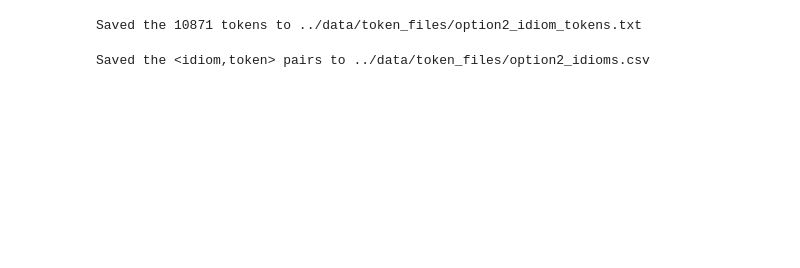
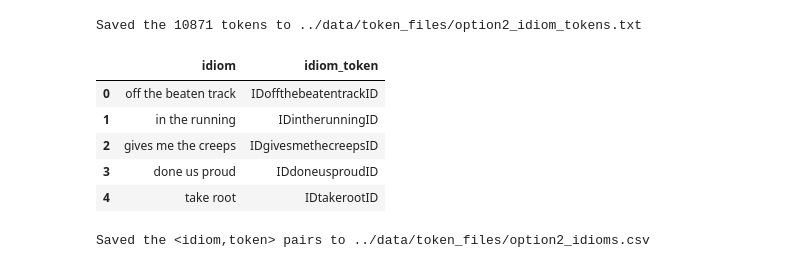
Before and after one commit to DarshanAdiga/idiom-principle-on-magpie-corpus, a Jupyter notebook: exp_helpers/single_token_rep_vocab_helper.ipynb, the cells around one changed output. Drawn from its saved outputs; the diff is of its cells as text; code cells hidden in the pictures; blank space fills up the shorter version.

```diff
--- a/exp_helpers/single_token_rep_vocab_helper.ipynb
+++ b/exp_helpers/single_token_rep_vocab_helper.ipynb
@@ -185,6 +185,18 @@ np.savetxt(option_2_idiom_token_file, unique_tokens, fmt='%s', header='')
 print(f'Saved the {unique_tokens.shape[0]} tokens to {option_2_idiom_token_file}')
 # %% [output]
 Saved the 10871 tokens to ../data/token_files/option2_idiom_tokens.txt
+# %%
+# Rename columns, to keep it consistent
+df_data = df_data[['idiom_phrase', 'idiom_phrase_token']]
+df_data = df_data.rename(columns={'idiom_phrase':'idiom', 'idiom_phrase_token':'idiom_token'})
+df_data.head()
+# %% [output]
+|  | idiom | idiom_token |
+| 0 | off the beaten track | IDoffthebeatentrackID |
+| 1 | in the running | IDintherunningID |
+| 2 | gives me the creeps | IDgivesmethecreepsID |
+| 3 | done us proud | IDdoneusproudID |
+| 4 | take root | IDtakerootID |
 # %%
 # Save both idiom phrase and its token; to be used for replacing the idioms in datasets
 option_2_idioms_file = output_token_dir + 'option2_idioms.csv'
```
Also changed, not shown: parts of 4 cells of this notebook, 8 other files.
